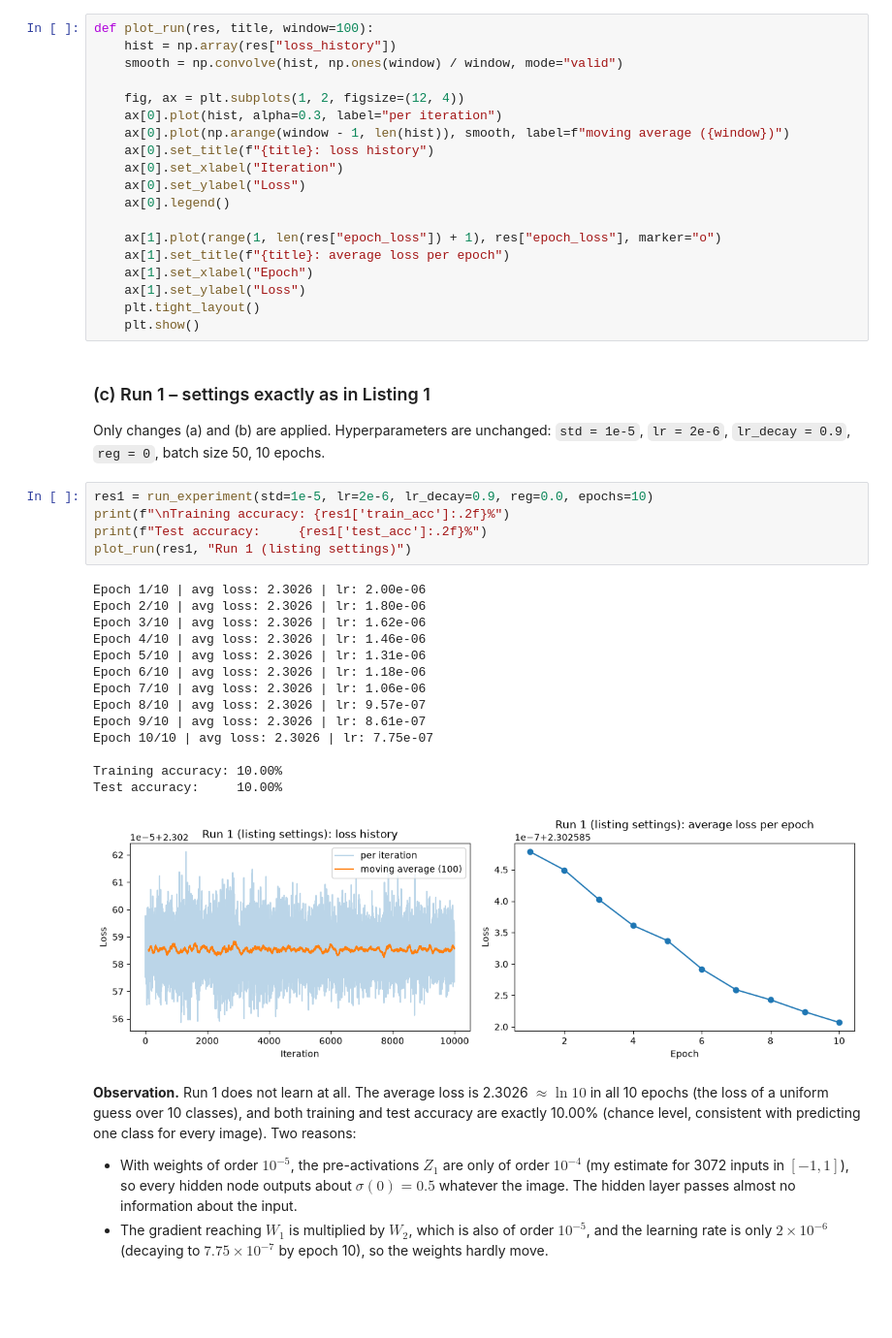
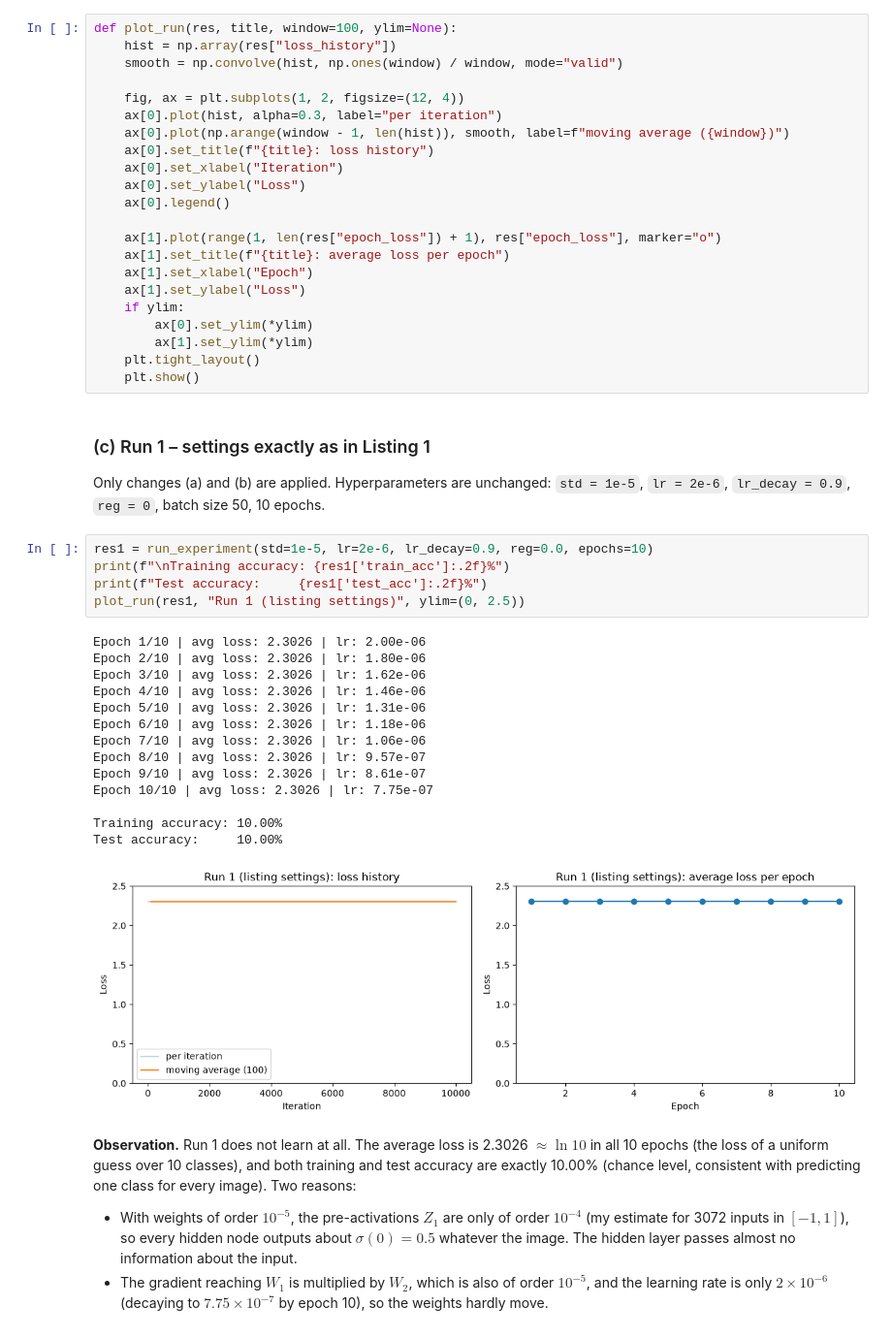
Before and after one commit to BashithaAnthony/EN3160-Assignment-3-on-Neural-Networks, a Jupyter notebook: assignment_03_report.ipynb, the cells around one changed output. Shown at 97% size. Drawn from its saved outputs; the diff is of its cells as text; blank space fills up the shorter version.

```diff
--- a/assignment_03_report.ipynb
+++ b/assignment_03_report.ipynb
@@ -182,7 +180,7 @@ b2: max relative error = 1.02e-07
 # %% [markdown]
 All four relative errors are about $10^{-7}$ (largest $1.02\times10^{-7}$). This small residual comes from the `1e-8` added inside the log, so the back-propagation is correct.
 # %%
-def plot_run(res, title, window=100):
+def plot_run(res, title, window=100, ylim=None):
     hist = np.array(res["loss_history"])
     smooth = np.convolve(hist, np.ones(window) / window, mode="valid")
 
@@ -198,6 +196,9 @@ def plot_run(res, title, window=100):
     ax[1].set_title(f"{title}: average loss per epoch")
     ax[1].set_xlabel("Epoch")
     ax[1].set_ylabel("Loss")
+    if ylim:
+        ax[0].set_ylim(*ylim)
+        ax[1].set_ylim(*ylim)
     plt.tight_layout()
     plt.show()
 # %% [markdown]
@@ -206,23 +207,23 @@ Only changes (a) and (b) are applied. Hyperparameters are unchanged: `std = 1e-5
 # %%
 res1 = run_experiment(std=1e-5, lr=2e-6, lr_decay=0.9, reg=0.0, epochs=10)
 print(f"\nTraining accuracy: {res1['train_acc']:.2f}%")
 print(f"Test accuracy:     {res1['test_acc']:.2f}%")
-plot_run(res1, "Run 1 (listing settings)")
+plot_run(res1, "Run 1 (listing settings)", ylim=(0, 2.5))
 # %% [output]
 Epoch 1/10 | avg loss: 2.3026 | lr: 2.00e-06
 Epoch 2/10 | avg loss: 2.3026 | lr: 1.80e-06
 Epoch 3/10 | avg loss: 2.3026 | lr: 1.62e-06
 Epoch 4/10 | avg loss: 2.3026 | lr: 1.46e-06
 Epoch 5/10 | avg loss: 2.3026 | lr: 1.31e-06
 Epoch 6/10 | avg loss: 2.3026 | lr: 1.18e-06
 Epoch 7/10 | avg loss: 2.3026 | lr: 1.06e-06
 Epoch 8/10 | avg loss: 2.3026 | lr: 9.57e-07
 Epoch 9/10 | avg loss: 2.3026 | lr: 8.61e-07
 Epoch 10/10 | avg loss: 2.3026 | lr: 7.75e-07
 
 Training accuracy: 10.00%
 Test accuracy:     10.00%
-[figure, old version]
+[figure, new version]
 # %% [markdown]
 **Observation.** Run 1 does not learn at all. The average loss is 2.3026 $\approx \ln 10$ in all 10 epochs (the loss of a uniform guess over 10 classes), and both training and test accuracy are exactly 10.00% (chance level, consistent with predicting one class for every image). Two reasons:
 
```
Also changed, not shown: parts of 7 cells of this notebook.
